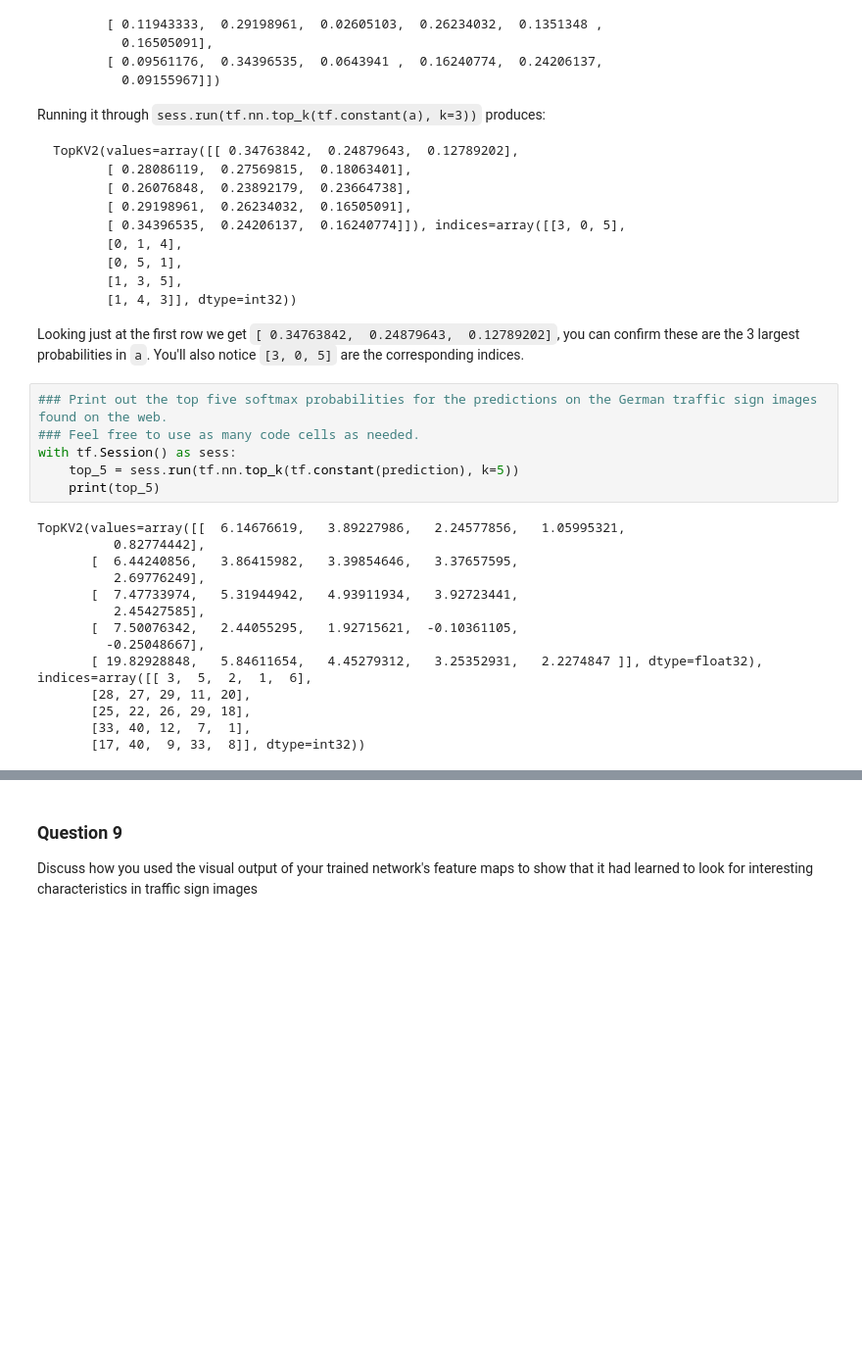
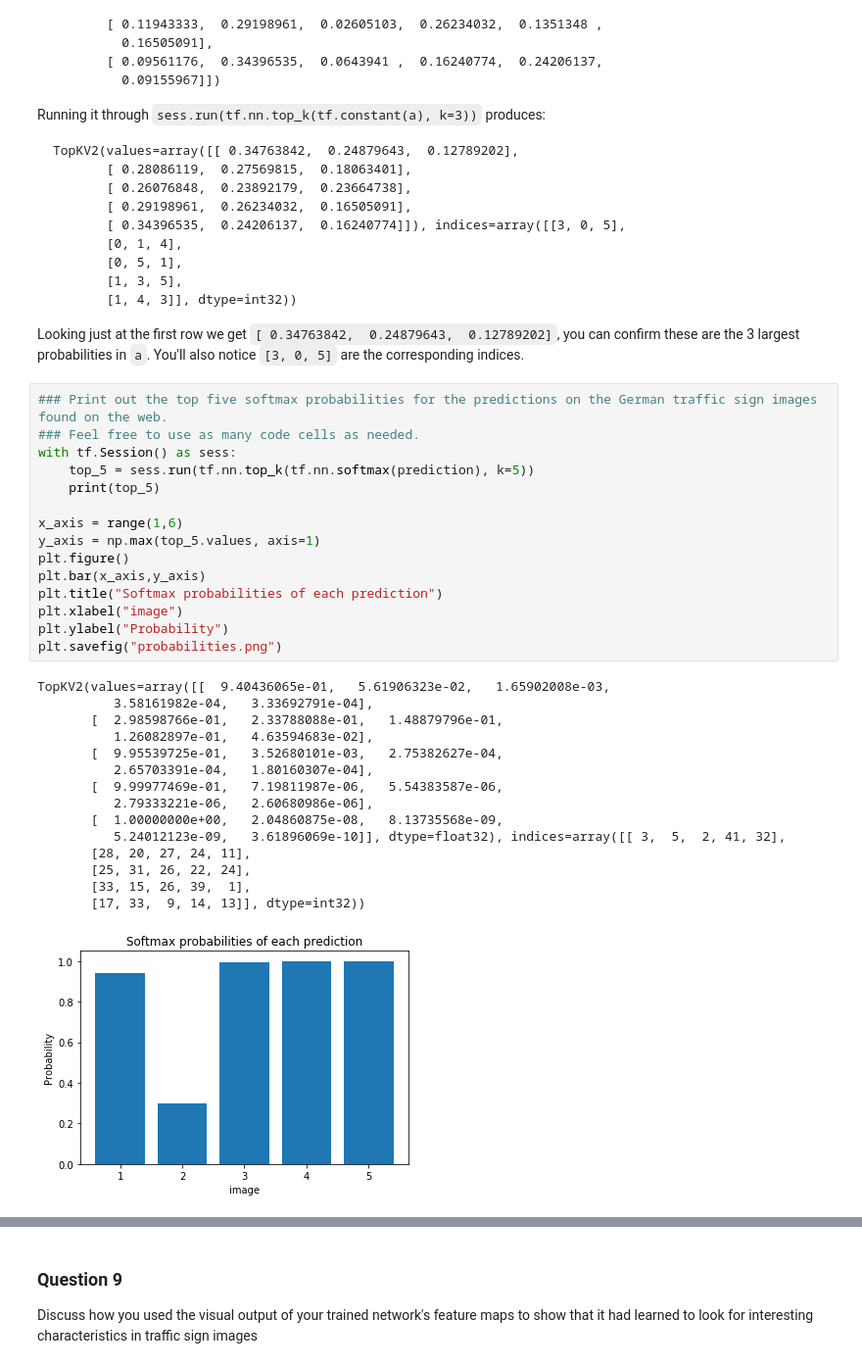
Before and after one commit to sf624/CarND-Traffic-Sign-Classifier-Project, a Jupyter notebook: Traffic_Sign_Classifier.ipynb, the cells around one changed output, grey strips where cells are left out. Shown at 98% size. Saved outputs shown, nothing was run; the diff lists cells and outputs as text; blank space fills up the shorter version.

```diff
--- a/Traffic_Sign_Classifier.ipynb
+++ b/Traffic_Sign_Classifier.ipynb
@@ -481,23 +478,34 @@ Looking just at the first row we get `[ 0.34763842,  0.24879643,  0.12789202]`,
 # %%
 ### Print out the top five softmax probabilities for the predictions on the German traffic sign images found on the web.
 ### Feel free to use as many code cells as needed.
 with tf.Session() as sess:
-    top_5 = sess.run(tf.nn.top_k(tf.constant(prediction), k=5))
+    top_5 = sess.run(tf.nn.top_k(tf.nn.softmax(prediction), k=5))
     print(top_5)
+
+x_axis = range(1,6)
+y_axis = np.max(top_5.values, axis=1)
+plt.figure()
+plt.bar(x_axis,y_axis)
+plt.title("Softmax probabilities of each prediction")
+plt.xlabel("image")
+plt.ylabel("Probability")
+plt.savefig("probabilities.png")
 # %% [output]
-TopKV2(values=array([[  6.14676619,   3.89227986,   2.24577856,   1.05995321,
-          0.82774442],
-       [  6.44240856,   3.86415982,   3.39854646,   3.37657595,
-          2.69776249],
-       [  7.47733974,   5.31944942,   4.93911934,   3.92723441,
-          2.45427585],
-       [  7.50076342,   2.44055295,   1.92715621,  -0.10361105,
-         -0.25048667],
-       [ 19.82928848,   5.84611654,   4.45279312,   3.25352931,   2.2274847 ]], dtype=float32), indices=array([[ 3,  5,  2,  1,  6],
-       [28, 27, 29, 11, 20],
-       [25, 22, 26, 29, 18],
-       [33, 40, 12,  7,  1],
-       [17, 40,  9, 33,  8]], dtype=int32))
+TopKV2(values=array([[  9.40436065e-01,   5.61906323e-02,   1.65902008e-03,
+          3.58161982e-04,   3.33692791e-04],
+       [  2.98598766e-01,   2.33788088e-01,   1.48879796e-01,
+          1.26082897e-01,   4.63594683e-02],
+       [  9.95539725e-01,   3.52680101e-03,   2.75382627e-04,
+          2.65703391e-04,   1.80160307e-04],
+       [  9.99977469e-01,   7.19811987e-06,   5.54383587e-06,
+          2.79333221e-06,   2.60680986e-06],
+       [  1.00000000e+00,   2.04860875e-08,   8.13735568e-09,
+          5.24012123e-09,   3.61896069e-10]], dtype=float32), indices=array([[ 3,  5,  2, 41, 32],
+       [28, 20, 27, 24, 11],
+       [25, 31, 26, 22, 24],
+       [33, 15, 26, 39,  1],
+       [17, 33,  9, 14, 13]], dtype=int32))
+[figure, added]
 # %% [markdown]
 ---
 
```
Also changed, not shown: parts of 5 cells of this notebook, 3 other files.
